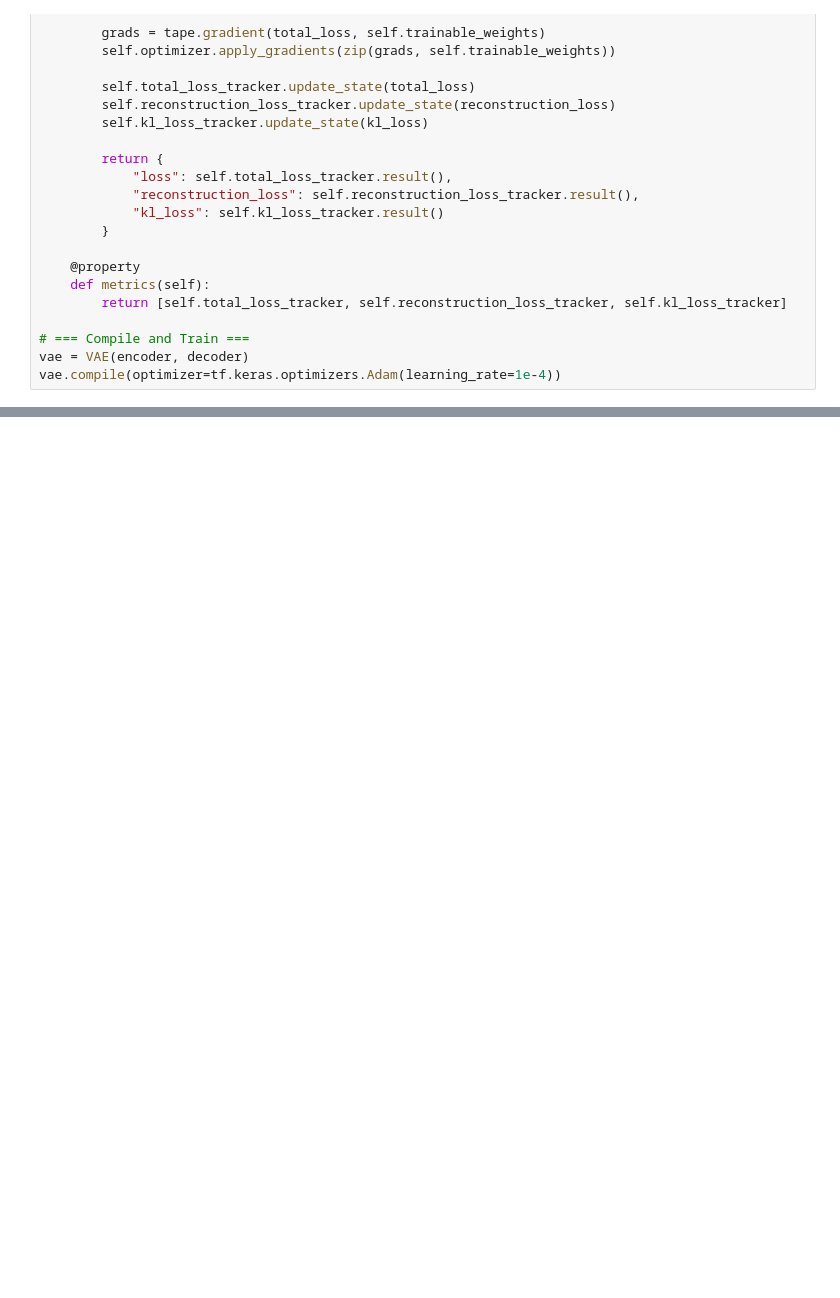
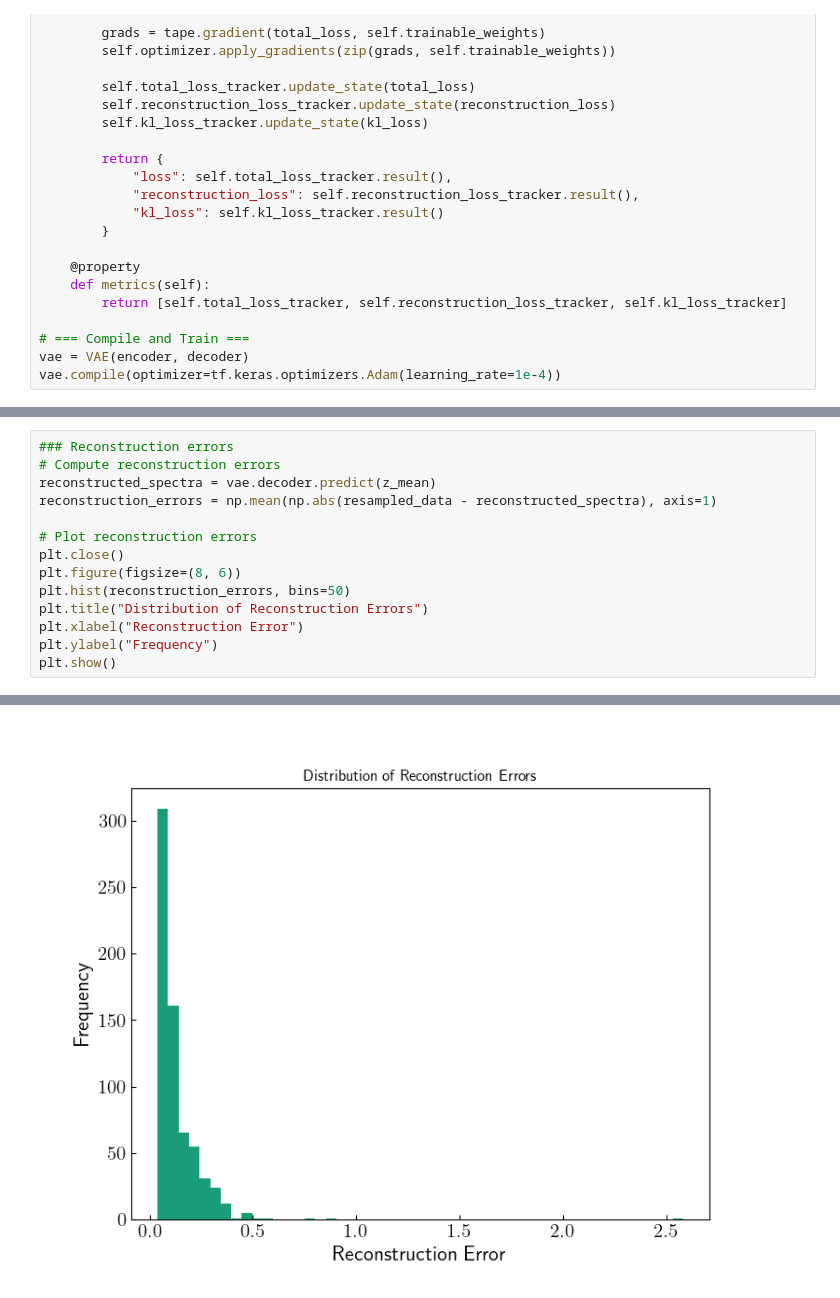
Before and after one commit to aayush3009/learnspec, a Jupyter notebook: notebooks/vae_clustering.ipynb, the cells around one changed output, grey strips where cells are left out. Drawn from its saved outputs; the diff is of its cells as text; blank space fills up the shorter version.

```diff
--- a/notebooks/vae_clustering.ipynb
+++ b/notebooks/vae_clustering.ipynb
@@ -244,0 +339,15 @@ z_mean, _, _ = encoder.predict(resampled_data)
+# %%
+### Reconstruction errors
+# Compute reconstruction errors
+reconstructed_spectra = vae.decoder.predict(z_mean)
+reconstruction_errors = np.mean(np.abs(resampled_data - reconstructed_spectra), axis=1)
+
+# Plot reconstruction errors
+plt.close()
+plt.figure(figsize=(8, 6))
+plt.hist(reconstruction_errors, bins=50)
+plt.title("Distribution of Reconstruction Errors")
+plt.xlabel("Reconstruction Error")
+plt.ylabel("Frequency")
+plt.show()
+# %% [output]
@@ -244,0 +355 @@ z_mean, _, _ = encoder.predict(resampled_data)
+[figure, added]
```
Also changed, not shown: parts of 22 cells of this notebook, 7 other files.
